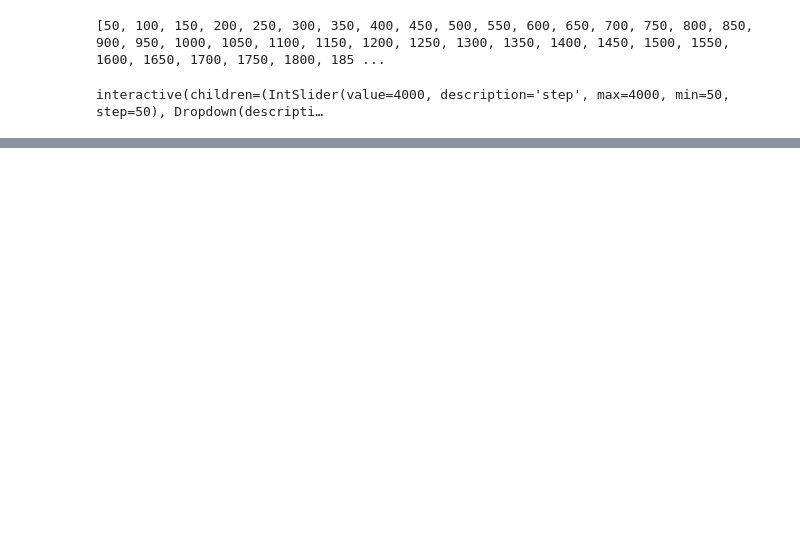
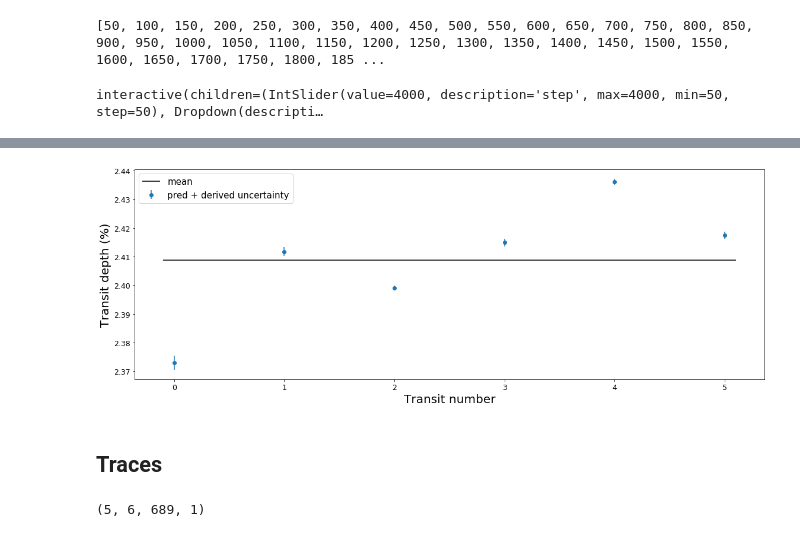
Before and after one commit to ucl-exoplanets/deepARTransit, a Jupyter notebook: deepartransit/notebooks/01_visualize_learning.ipynb, the cells around one changed output, grey strips where cells are left out. Drawn from its saved outputs; the diff is of its cells as text; code cells hidden in the pictures; blank space fills up the shorter version.

```diff
--- a/deepartransit/notebooks/01_visualize_learning.ipynb
+++ b/deepartransit/notebooks/01_visualize_learning.ipynb
@@ -319,0 +353,19 @@ transit depth:0.023708 +/- 0.000008
+# %%
+
+plt.errorbar(range(data.Z.shape[0]), delta_arr[:,0]*100, fmt='o', yerr=delta_arr[:,1]*100, label='pred + derived uncertainty')
+
+#plt.hlines(0.015, 0,5, color='r', label='ground truth')
+plt.hlines(np.mean(delta_arr[:,0])*100, -0.1, 5.1, label='mean')
+plt.xlabel('Transit number', fontsize=20)
+plt.ylabel('Transit depth (%)', rotation=90, fontsize=20)
+plt.legend()
+pass
+# %% [output]
+[figure, added]
+# %% [markdown]
+## Traces
+# %%
+pred_array = np.load(os.path.join(project_dir, config.output_dir, 'pred_array.npy'))[:5]
+pred_array.shape
+# %% [output]
+(5, 6, 689, 1)
```
Also changed, not shown: parts of 18 cells of this notebook, 3 other files.
